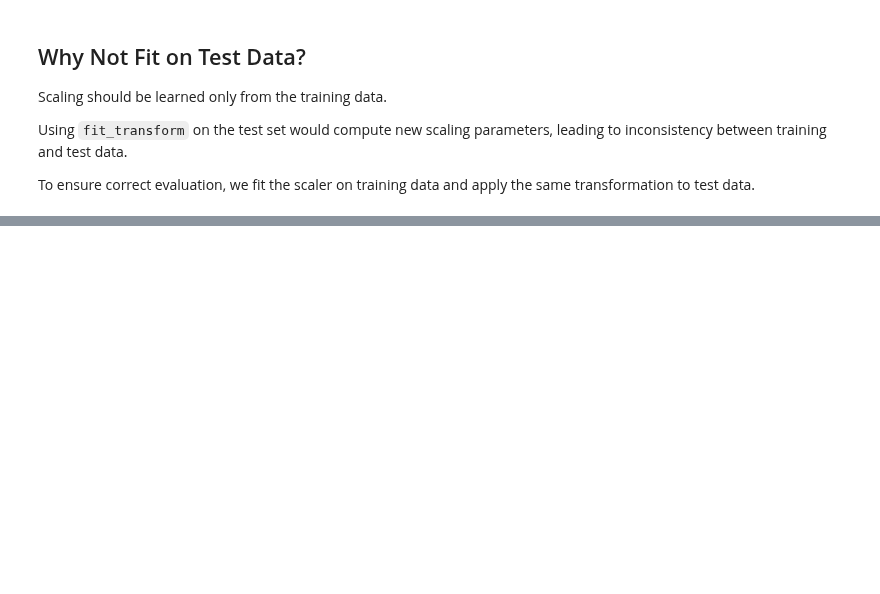
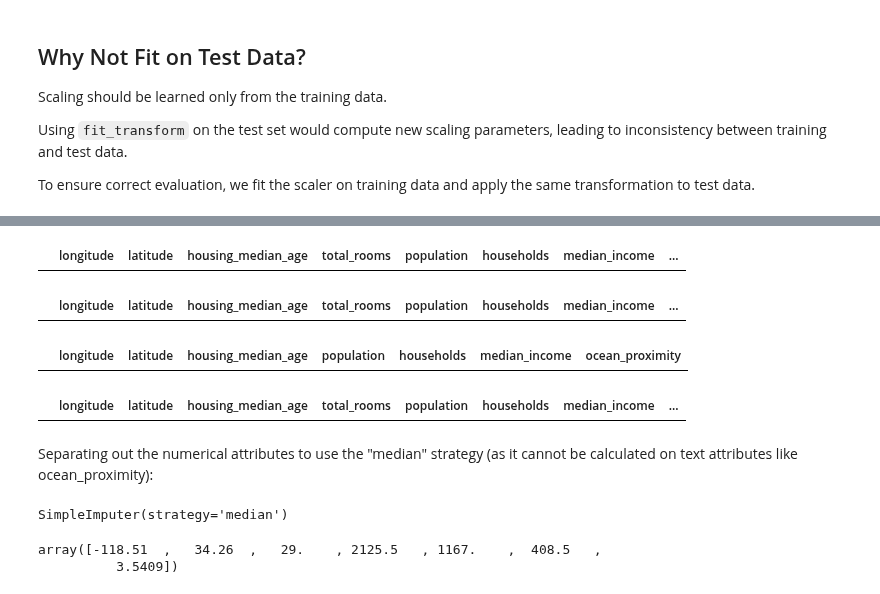
Before and after one commit to ankushdhanda/ml-end-to-end-project, a Jupyter notebook: notebooks/01-housing-eda.ipynb, the cells around one changed output, grey strips where cells are left out. Cells and saved outputs as stored; diff of their text form; code cells hidden in the pictures; blank space fills up the shorter version.

```diff
--- a/notebooks/01-housing-eda.ipynb
+++ b/notebooks/01-housing-eda.ipynb
@@ -536,0 +570,30 @@ To ensure correct evaluation, we fit the scaler on training data and apply the s
+# %%
+null_rows_idx = housing.isnull().any(axis=1)
+housing.loc[null_rows_idx].head()
+# %% [output]
+|  | longitude | latitude | housing_median_age | total_rooms | population | households | median_income | ... |
+# %%
+housing_option1 = housing.copy()
+
+housing_option1.dropna(subset=["total_rooms"], inplace=True)  # option 1
+
+housing_option1.loc[null_rows_idx].head()
+# %% [output]
+|  | longitude | latitude | housing_median_age | total_rooms | population | households | median_income | ... |
+# %%
+housing_option2 = housing.copy()
+
+housing_option2.drop("total_rooms", axis=1, inplace=True)  # option 2
+
+housing_option2.loc[null_rows_idx].head()
+# %% [output]
+|  | longitude | latitude | housing_median_age | population | households | median_income | ocean_proximity |
+# %%
+housing_option3 = housing.copy()
+
+median = housing["total_rooms"].median()
+housing_option3["total_rooms"] = housing_option3["total_rooms"].fillna(median)  # option 3
+
+housing_option3.loc[null_rows_idx].head()
+# %% [output]
+|  | longitude | latitude | housing_median_age | total_rooms | population | households | median_income | ... |
@@ -536,0 +604,2 @@ To ensure correct evaluation, we fit the scaler on training data and apply the s
+# %% [markdown]
+Separating out the numerical attributes to use the "median" strategy (as it cannot be calculated on text attributes like ocean_proximity):
@@ -536,0 +608,9 @@ To ensure correct evaluation, we fit the scaler on training data and apply the s
+# %%
+imputer.fit(housing_num)
+# %% [output]
+SimpleImputer(strategy='median')
+# %%
+imputer.statistics_
+# %% [output]
+array([-118.51  ,   34.26  ,   29.    , 2125.5   , 1167.    ,  408.5   ,
+          3.5409])
```
Also changed, not shown: parts of 45 cells of this notebook.
